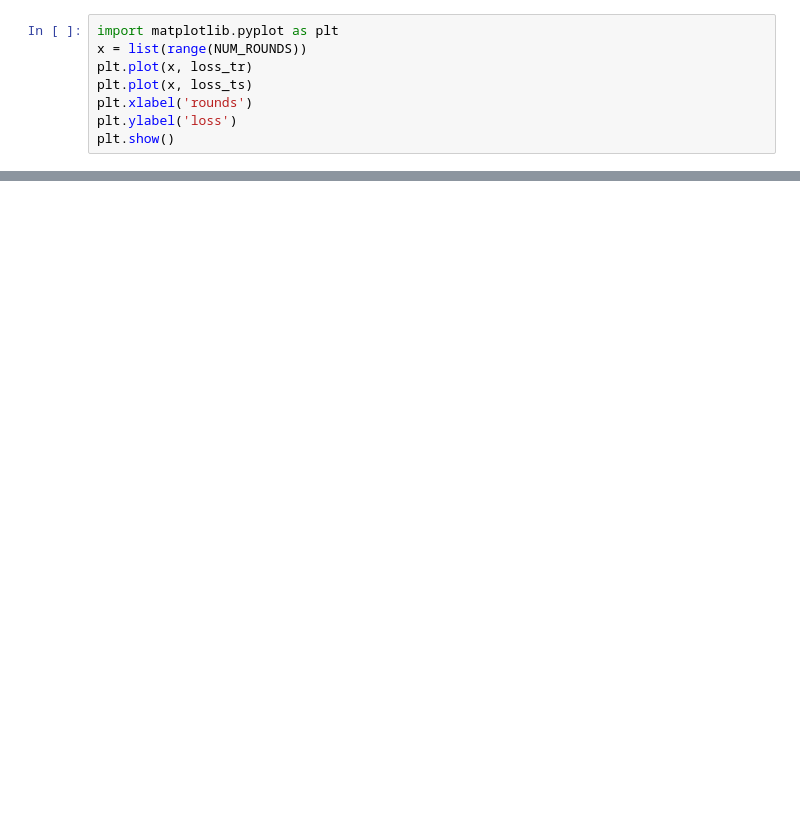
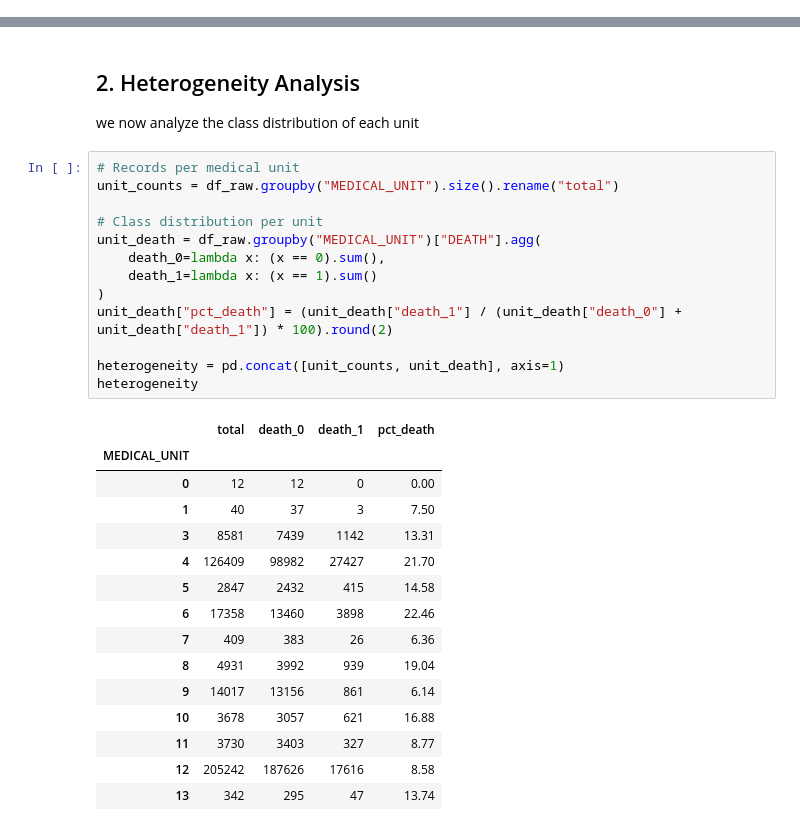
Before and after one commit to antonleh04/BDA-federated-learning, a Jupyter notebook: centralized.ipynb, the cells around one changed output, grey strips where cells are left out. Saved outputs shown, nothing was run; the diff lists cells and outputs as text; blank space fills up the shorter version.

Commit message:
add some analysis and code from centralized.py

```diff
--- a/centralized.ipynb
+++ b/centralized.ipynb
@@ -876,8 +0,0 @@ for round_num in range(0, NUM_ROUNDS):
-# %%
-import matplotlib.pyplot as plt
-x = list(range(NUM_ROUNDS))
-plt.plot(x, loss_tr)
-plt.plot(x, loss_ts)
-plt.xlabel('rounds')
-plt.ylabel('loss')
-plt.show()
@@ -1022,0 +146,33 @@ plt.show()
+# %% [markdown]
+## 2. Heterogeneity Analysis
+
+we now analyze the class distribution of each unit
+# %%
+# Records per medical unit
+unit_counts = df_raw.groupby("MEDICAL_UNIT").size().rename("total")
+
+# Class distribution per unit
+unit_death = df_raw.groupby("MEDICAL_UNIT")["DEATH"].agg(
+    death_0=lambda x: (x == 0).sum(),
+    death_1=lambda x: (x == 1).sum()
+)
+unit_death["pct_death"] = (unit_death["death_1"] / (unit_death["death_0"] + unit_death["death_1"]) * 100).round(2)
+
+heterogeneity = pd.concat([unit_counts, unit_death], axis=1)
+heterogeneity
+# %% [output]
+|  | total | death_0 | death_1 | pct_death |
+| MEDICAL_UNIT |  |  |  |  |
+| 0 | 12 | 12 | 0 | 0.00 |
+| 1 | 40 | 37 | 3 | 7.50 |
+| 3 | 8581 | 7439 | 1142 | 13.31 |
+| 4 | 126409 | 98982 | 27427 | 21.70 |
+| 5 | 2847 | 2432 | 415 | 14.58 |
+| 6 | 17358 | 13460 | 3898 | 22.46 |
+| 7 | 409 | 383 | 26 | 6.36 |
+| 8 | 4931 | 3992 | 939 | 19.04 |
+| 9 | 14017 | 13156 | 861 | 6.14 |
+| 10 | 3678 | 3057 | 621 | 16.88 |
+| 11 | 3730 | 3403 | 327 | 8.77 |
+| 12 | 205242 | 187626 | 17616 | 8.58 |
+| 13 | 342 | 295 | 47 | 13.74 |
```
Also changed, not shown: parts of 150 cells of this notebook, 1 other file.
